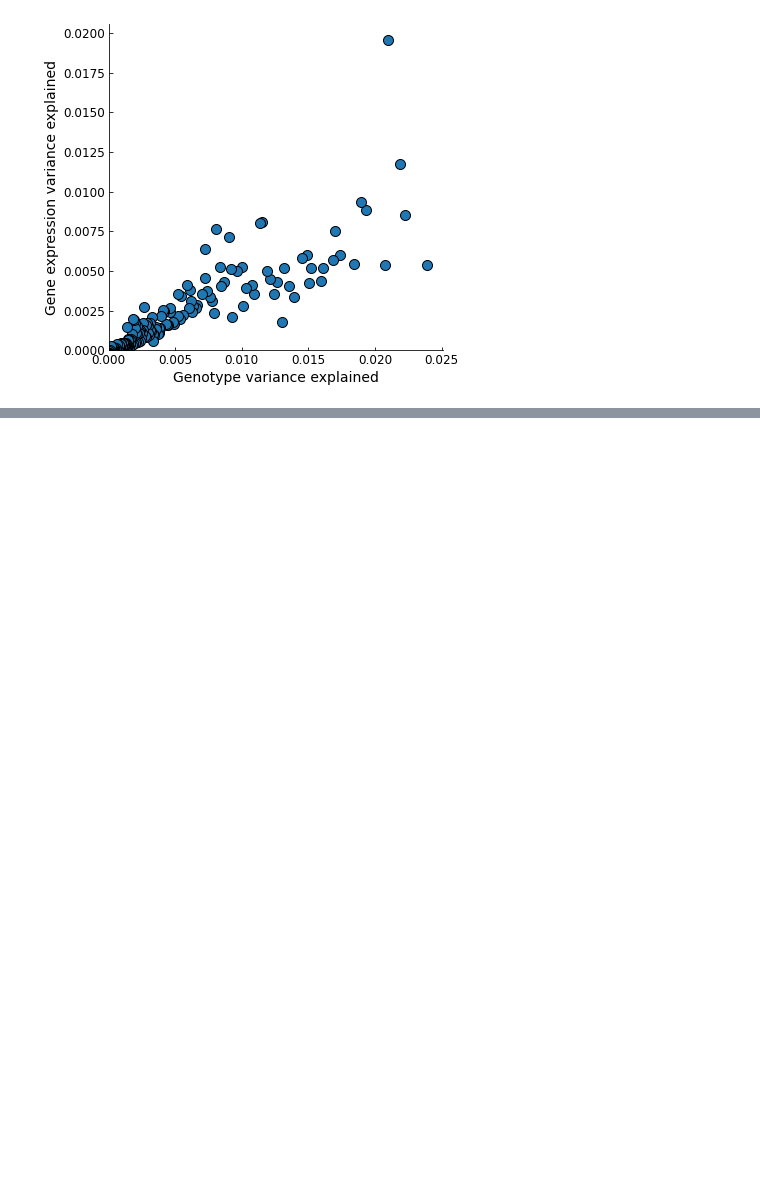
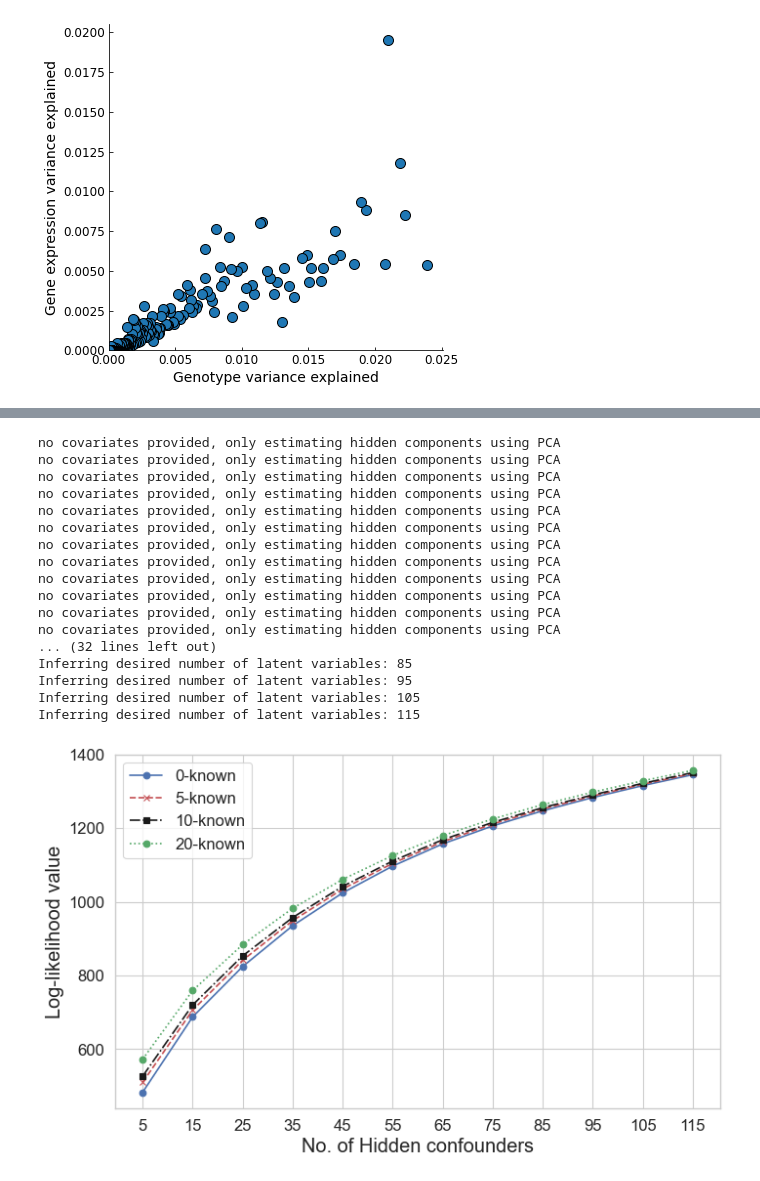
Before and after one commit to AmmarMalik93/LVREML-Python, a Jupyter notebook: LVREML_tutorial.ipynb, the cells around one changed output, grey strips where cells are left out. Cells and saved outputs as stored; diff of their text form; code cells hidden in the pictures; blank space fills up the shorter version.

```diff
--- a/LVREML_tutorial.ipynb
+++ b/LVREML_tutorial.ipynb
@@ -167,0 +190,40 @@ Likelihoodplots(C,Zn,Yn,theta,rho,flagC=True)
+# %%
+theta =  np.array([0,5,10,20]) # No. of known factors
+rho = np.arange(5,120,10) # No. of hidden factors
+
+THET, RHO, HID, LL = run_lvreml(theta,rho, flag='geno')
+
+plt.figure(figsize=(10, 6), dpi= 80, facecolor='w', edgecolor='k')
+col = ['-bo','--rx','-.ks',':go']
+
+for i in range(len(theta)):
+    plt.plot(HID[i,:],LL[i,:],col[i])
+
+    labels = [x + '-known' for x in theta.astype(str)]
+    plt.grid(which='major')
+    plt.grid(which='minor')
+    plt.minorticks_on()
+    plt.ylabel('Log-likelihood value',fontsize=18)
+    plt.xlabel('No. of Hidden confounders',fontsize=18)
+    plt.xticks(rho,fontsize=15)
+    plt.yticks(fontsize=15)
+    plt.legend(labels, fontsize=15)
+# %% [output]
+no covariates provided, only estimating hidden components using PCA
+no covariates provided, only estimating hidden components using PCA
+no covariates provided, only estimating hidden components using PCA
+no covariates provided, only estimating hidden components using PCA
+no covariates provided, only estimating hidden components using PCA
+no covariates provided, only estimating hidden components using PCA
+no covariates provided, only estimating hidden components using PCA
+no covariates provided, only estimating hidden components using PCA
+no covariates provided, only estimating hidden components using PCA
+no covariates provided, only estimating hidden components using PCA
+no covariates provided, only estimating hidden components using PCA
+no covariates provided, only estimating hidden components using PCA
+... (32 lines left out)
+Inferring desired number of latent variables: 85
+Inferring desired number of latent variables: 95
+Inferring desired number of latent variables: 105
+Inferring desired number of latent variables: 115
+[figure, added]
```
Also changed, not shown: parts of 14 cells of this notebook, 3 other files.
